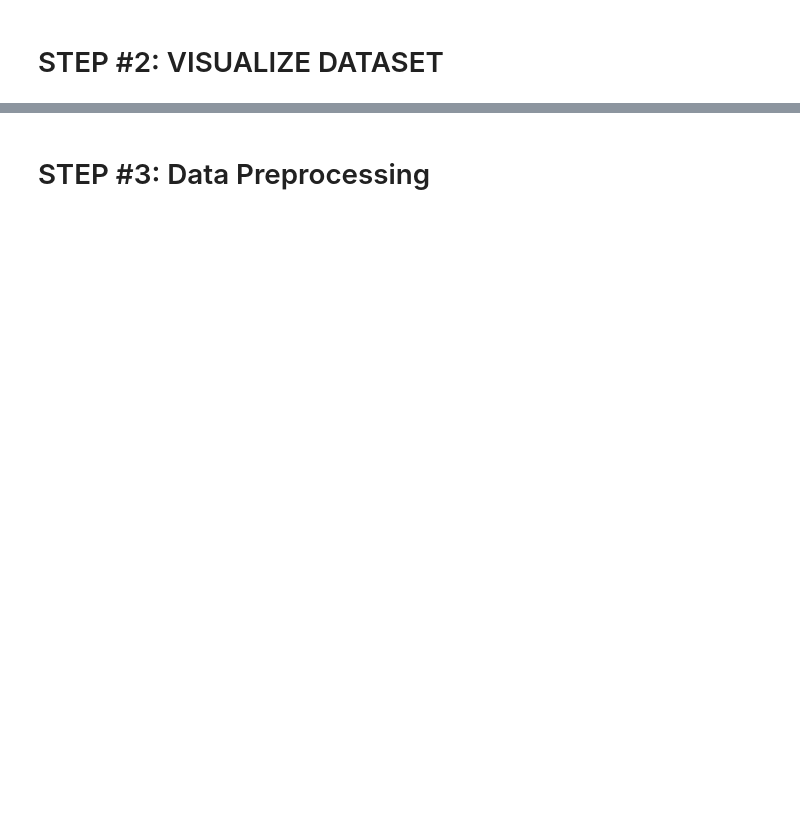
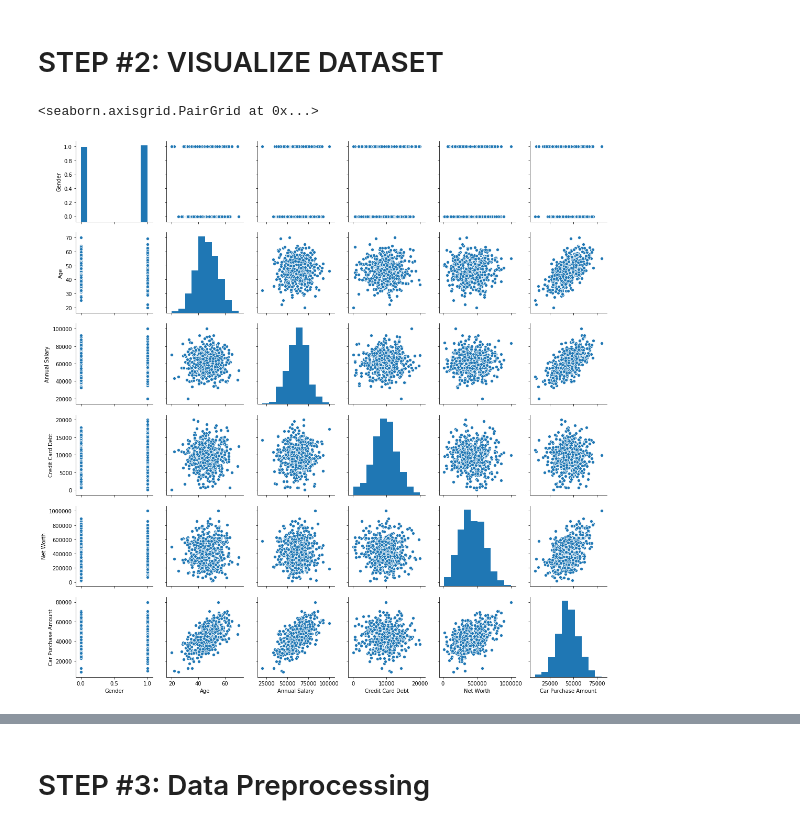
Before and after one commit to twistyang/python_sun, a Jupyter notebook: part10/2.a. Car Purchase Amount Predictions Using ANNs.ipynb, the cells around one changed output, grey strips where cells are left out. Drawn from its saved outputs; the diff is of its cells as text; code cells hidden in the pictures; blank space fills up the shorter version.

```diff
--- a/part10/2.a. Car Purchase Amount Predictions Using ANNs.ipynb
+++ b/part10/2.a. Car Purchase Amount Predictions Using ANNs.ipynb
@@ -26,3 +26,5 @@ import seaborn as sns
 # STEP #1: IMPORT DATASET
 # %% [markdown]
 ### 'Car_Purchasing_Data.csv' 파일을 encoding='ISO-8859-1' 으로하여 데이터를 읽는다
+# %%
+car_df = pd.read_csv('Car_Purchasing_Data.csv', encoding='ISO-8859-1')
@@ -29,2 +40,7 @@ import seaborn as sns
 # %% [markdown]
 # STEP #2: VISUALIZE DATASET
+# %%
+sns.pairplot(car_df)
+# %% [output]
+<seaborn.axisgrid.PairGrid at 0x...>
+[figure, added]
```
Also changed, not shown: parts of 48 cells of this notebook, 1 other file.
